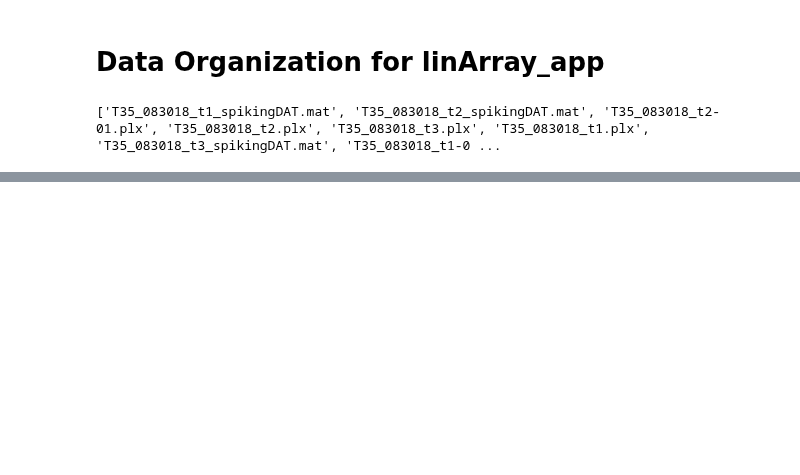
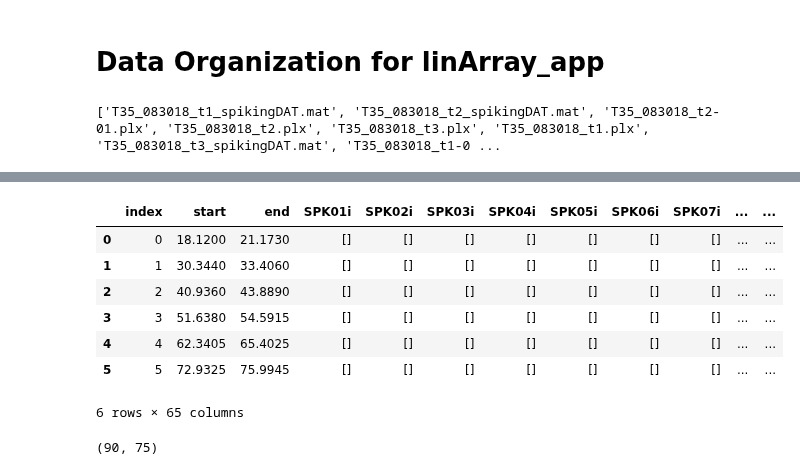
Before and after one commit to SmilodonCub/linArray, a Jupyter notebook: linArray_data_organization.ipynb, the cells around one changed output, grey strips where cells are left out. Drawn from its saved outputs; the diff is of its cells as text; code cells hidden in the pictures; blank space fills up the shorter version.

```diff
--- a/linArray_data_organization.ipynb
+++ b/linArray_data_organization.ipynb
@@ -85,3 +85,13 @@ plt.show( combinedalign )
 # %%
 merged_bothAlign = merged_bothAlign.assign( neuralDat = chosen_data, BHVdat = bhv_file )
+merged_bothAlign
+# %% [output]
+|  | index | start | end | SPK01i | SPK02i | SPK03i | SPK04i | SPK05i | SPK06i | SPK07i | ... | ... |
+| 0 | 0 | 18.1200 | 21.1730 | [] | [] | [] | [] | [] | [] | [] | ... | ... |
+| 1 | 1 | 30.3440 | 33.4060 | [] | [] | [] | [] | [] | [] | [] | ... | ... |
+| 2 | 2 | 40.9360 | 43.8890 | [] | [] | [] | [] | [] | [] | [] | ... | ... |
+| 3 | 3 | 51.6380 | 54.5915 | [] | [] | [] | [] | [] | [] | [] | ... | ... |
+| 4 | 4 | 62.3405 | 65.4025 | [] | [] | [] | [] | [] | [] | [] | ... | ... |
+| 5 | 5 | 72.9325 | 75.9945 | [] | [] | [] | [] | [] | [] | [] | ... | ... |
+6 rows × 65 columns
 # %%
@@ -88,0 +99,10 @@ merged_bothAlign.to_pickle("T35_083018_t3_delayedSaccade.pkl")
+# %%
+t1 = pd.read_pickle("T35_083018_t1_delayedSaccade.pkl")
+t2 = pd.read_pickle("T35_083018_t2_delayedSaccade.pkl")
+t3 = pd.read_pickle("T35_083018_t3_delayedSaccade.pkl")
+
+ds_df = pd.concat([t1, t2, t3], ignore_index=True)
+ds_df = ds_df.assign( task = 'delayed saccade' )
+ds_df.shape
+# %% [output]
+(90, 75)
```
Also changed, not shown: parts of 8 cells of this notebook, 2 other files.
